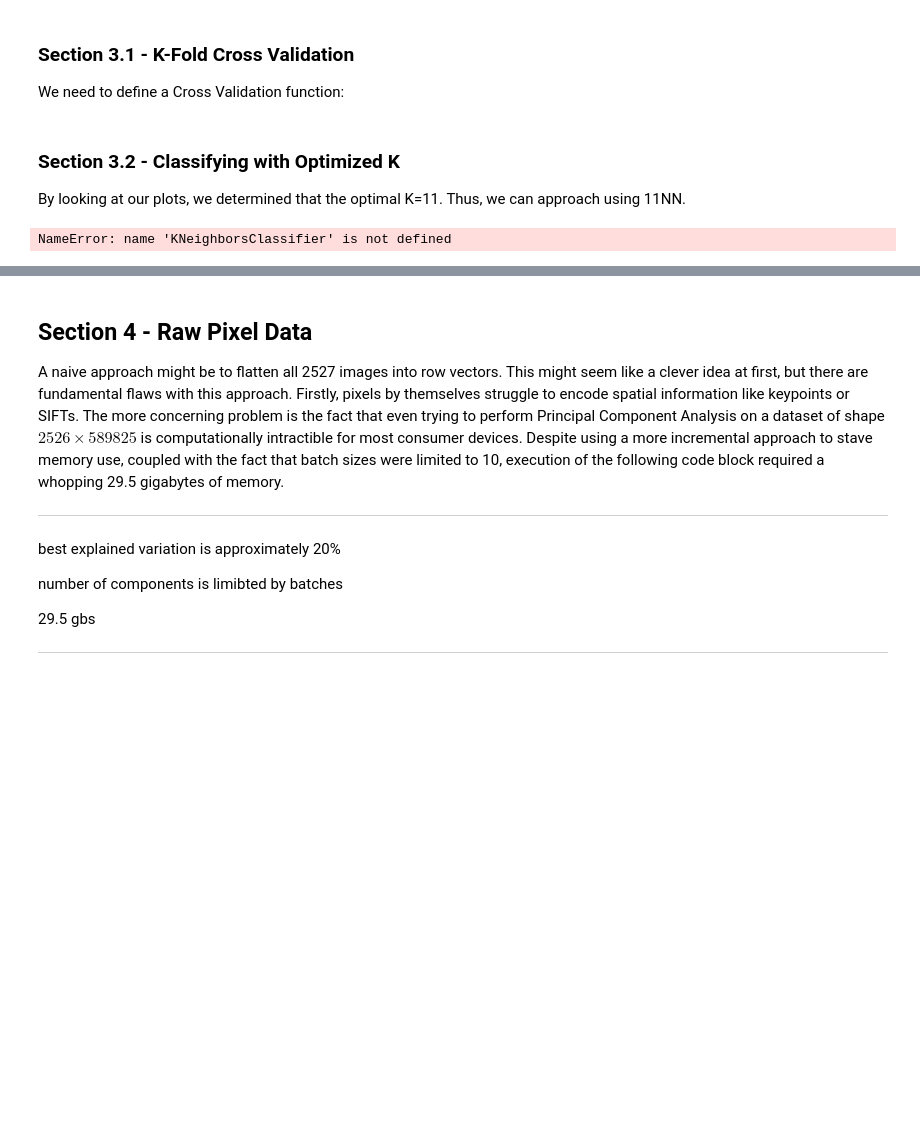
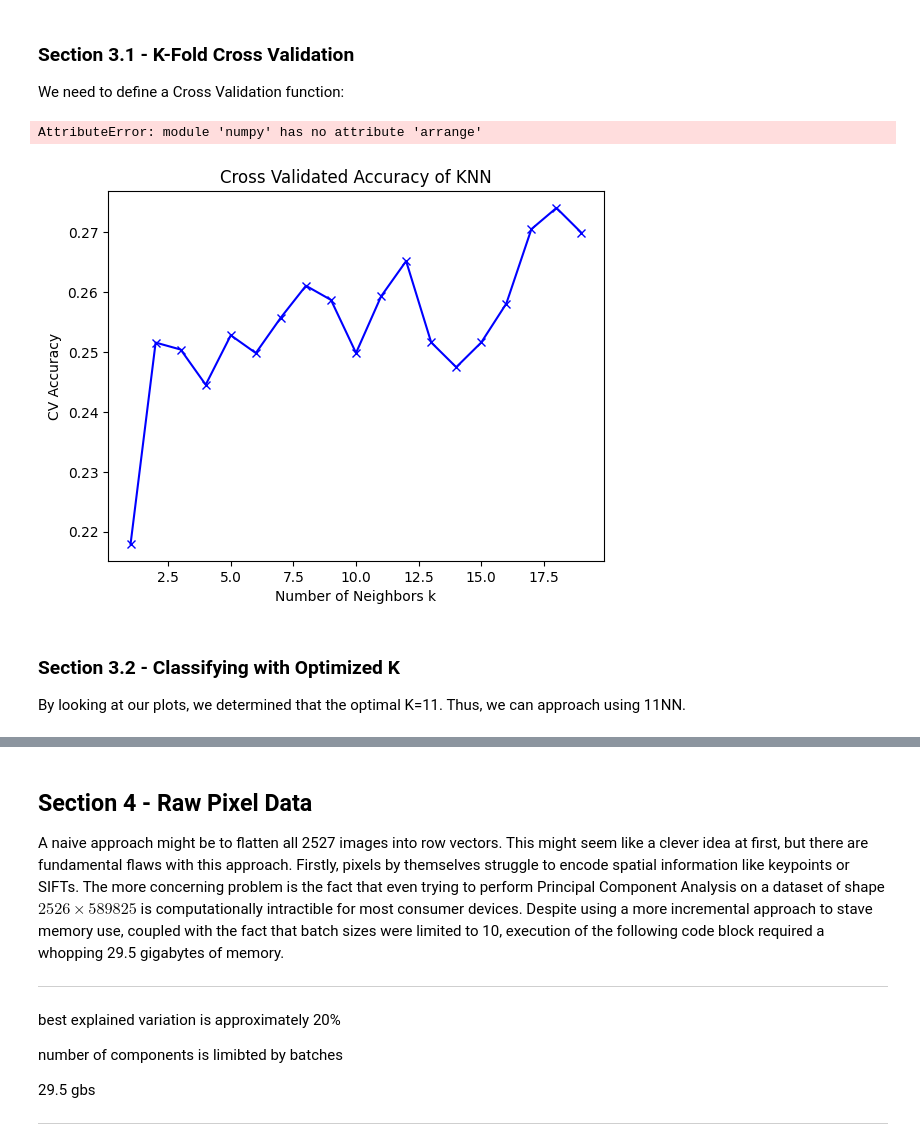
Before and after one commit to LukeIngram/MATH-318-Final-Project, a Jupyter notebook: notebooks/Challenge_2.ipynb, the cells around one changed output, grey strips where cells are left out. Saved outputs shown, nothing was run; the diff lists cells and outputs as text; code cells hidden in the pictures; blank space fills up the shorter version.

```diff
--- a/notebooks/Challenge_2.ipynb
+++ b/notebooks/Challenge_2.ipynb
@@ -179,27 +179,28 @@ We need to define a Cross Validation function:
 # %%
 def crossValidate(X,Y,folds=10,kmax = 10):
     kscores = []
     for i in tqdm(range(1,kmax)):
         knn = KNeighborsClassifier(n_neighbors=i,n_jobs=8) # 5 parallel tasks to speed things up
         cv = cross_val_score(knn,X,Y,cv=folds,scoring="accuracy")
         kscores.append(cv.mean())
 
     plt.plot(list(range(1,kmax)),kscores,'bx-')
     plt.xlabel("Number of Neighbors k")
     plt.ylabel("CV Accuracy")
     plt.title("Cross Validated Accuracy of KNN")
-    plt.xticks(np.arrange(1,kmax)+1,1.0)
+    plt.xticks(np.arange(1,kmax)+1,1.0)
     plt.show()
 
 
 crossValidate(train_hists,train_Y,kmax=20)
+# %% [output]
+AttributeError: module 'numpy' has no attribute 'arrange'
+[figure, added]
 # %% [markdown]
 ### **Section 3.2 - Classifying with Optimized K**
 By looking at our plots, we determined that the optimal K=11. Thus, we can approach using 11NN.
 # %%
-knn = KNeighborsClassifier(n_neighbors=11)
+knn = KNeighborsClassifier(n_neighbors=18)
 knn.fit(train_hists,train_Y)
 
 res = knn.predict(test_hists)
-# %% [output]
-NameError: name 'KNeighborsClassifier' is not defined
```
Also changed, not shown: parts of 3 cells of this notebook.
